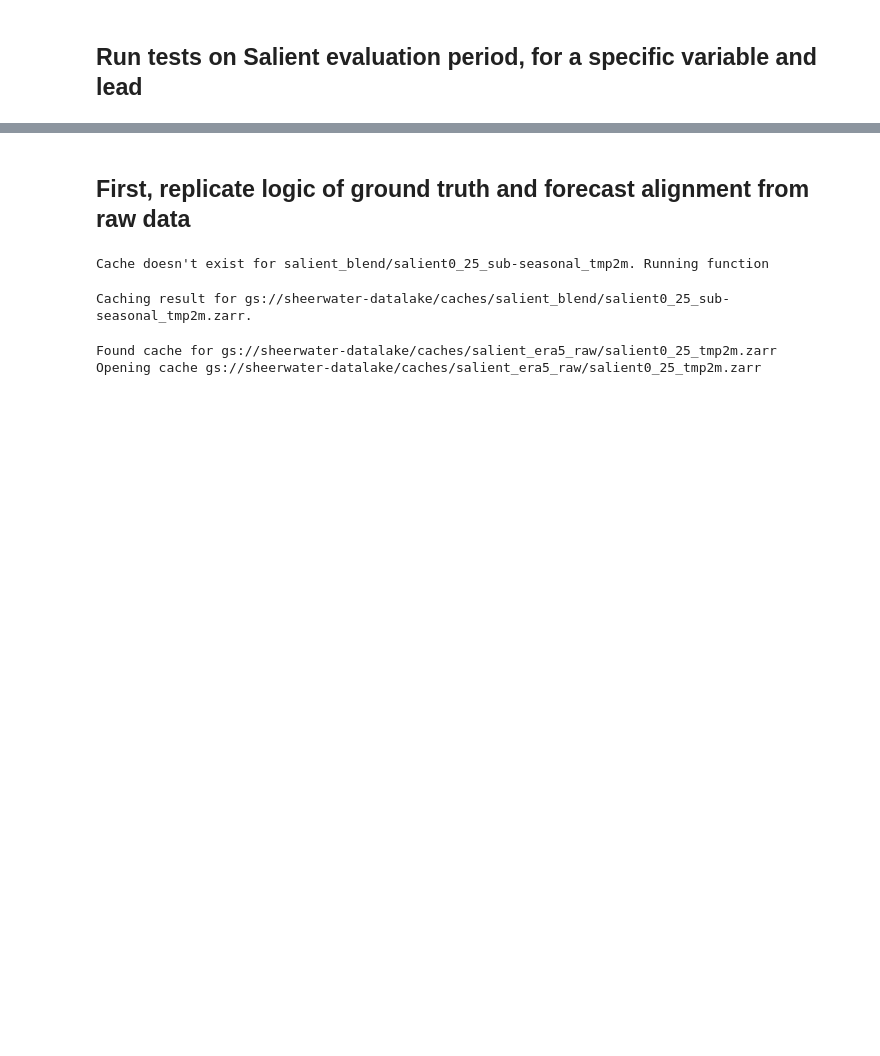
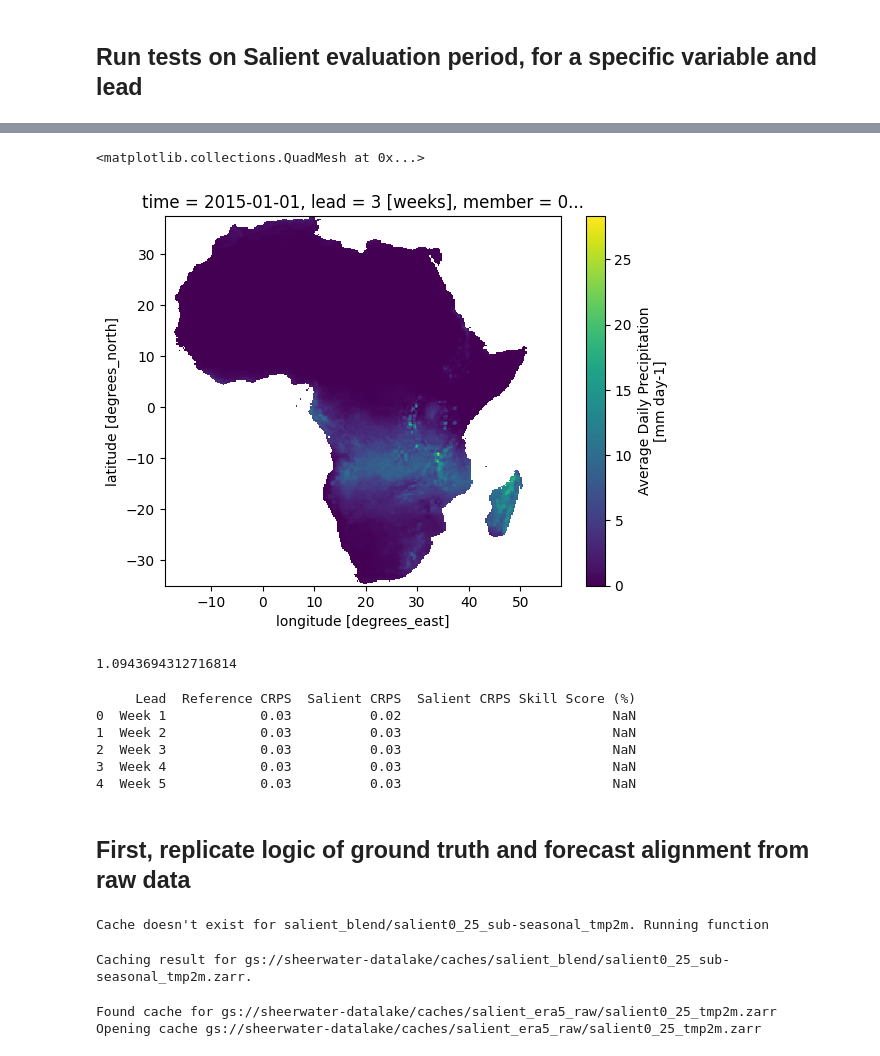
Before and after one commit to rhiza-research/sheerwater-benchmarking, a Jupyter notebook: salient_scripts/salient_validation_exercise.ipynb, the cells around one changed output, grey strips where cells are left out. Saved outputs shown, nothing was run; the diff lists cells and outputs as text; code cells hidden in the pictures; blank space fills up the shorter version.

```diff
--- a/salient_scripts/salient_validation_exercise.ipynb
+++ b/salient_scripts/salient_validation_exercise.ipynb
@@ -55,3 +54,44 @@ lead = 'week3'
+# %%
+fcst_ds[variable].sel(time="2015-01-01", member=0.5).plot(x='lon')
+# %% [output]
+<matplotlib.collections.QuadMesh at 0x...>
+[figure, added]
+# %%
+met_ds = _crps_core(observations=gt_ds, forecasts=fcst_ds, qnt_dim='member')
+met_ds = met_ds.mean('time')
+met = float(met_ds.sel(lon=25.125, lat=0.125)[metric].compute())
+print(met)
+# met = float(met_ds.mean(['t)[metric].compute()) # average over latitude, longitude, and time
+# print(met)
+# %% [output]
+1.0943694312716814
+# %%
+loc = sk.Location(25.125, 0.125) # Single point eval (lon, lat)
+
+# The variable that we'll be evaluating.
+var = {"tmp2m": "temp", "precip": "precip"}[variable]
+fld = "vals"
+timescale = "sub-seasonal"
+ref_model = "clim"  # Works across all timescale values.
+
+skill_summ = pd.read_csv(
+    sk.hindcast_summary(
+        loc=loc,
+        metric="crps",
+        variable=var,
+        timescale=timescale,
+        reference=ref_model,
+        split_set="test",
+    )
+)
+print(skill_summ.drop(columns="Reference Model"))
+# %% [output]
+     Lead  Reference CRPS  Salient CRPS  Salient CRPS Skill Score (%)
+0  Week 1            0.03          0.02                           NaN
+1  Week 2            0.03          0.03                           NaN
+2  Week 3            0.03          0.03                           NaN
+3  Week 4            0.03          0.03                           NaN
+4  Week 5            0.03          0.03                           NaN
 # %% [markdown]
 ## First, replicate logic of ground truth and forecast alignment from raw data
 # %%
```
Also changed, not shown: parts of 8 cells of this notebook, 3 other files.
